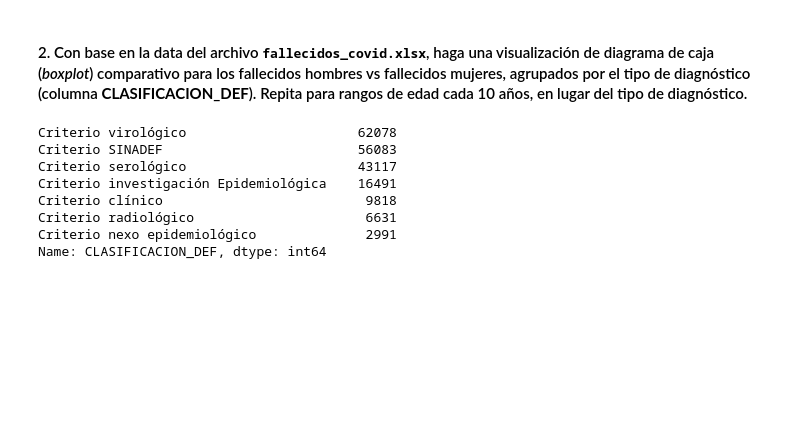
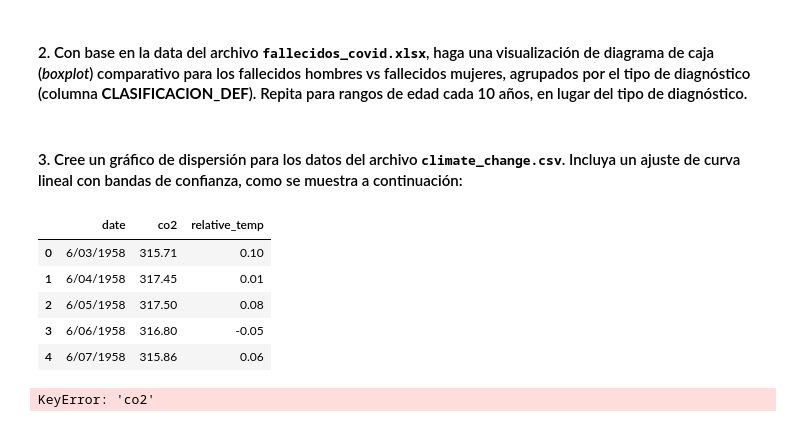
Before and after one commit to jduque56/programacion-EIA, a Jupyter notebook: EntregaMC13/MiniChallenge#13.ipynb, the cells around one changed output. Saved outputs shown, nothing was run; the diff lists cells and outputs as text; code cells hidden in the pictures; blank space fills up the shorter version.

```diff
--- a/EntregaMC13/MiniChallenge#13.ipynb
+++ b/EntregaMC13/MiniChallenge#13.ipynb
@@ -69,14 +69,22 @@ tipoDeClaseficacion = fallecidosCovid.CLASIFICACION_DEF.value_counts()
 sexo = fallecidosCovid.SEXO.value_counts()
 
 caja = pd.DataFrame({'Cantidad':[sexo.loc['MASCULINO'],sexo.loc['FEMENINO']]})
-# %%
-fallecidosCovid.CLASIFICACION_DEF.value_counts()
-# %% [output]
-Criterio virológico                      62078
-Criterio SINADEF                         56083
-Criterio serológico                      43117
-Criterio investigación Epidemiológica    16491
-Criterio clínico                          9818
-Criterio radiológico                      6631
-Criterio nexo epidemiológico              2991
-Name: CLASIFICACION_DEF, dtype: int64
+# %% [markdown]
+#### 3. Cree un gráfico de dispersión para los datos del archivo <tt>climate_change.csv</tt>. Incluya un ajuste de curva lineal con bandas de confianza, como se muestra a continuación:
+# %%
+pd.set_option('display.max_rows', None)
+co = pd.read_csv('archivos/climate_change.csv',sep=';')
+co.head()
+# %% [output]
+|  | date | co2 | relative_temp |
+| 0 | 6/03/1958 | 315.71 | 0.10 |
+| 1 | 6/04/1958 | 317.45 | 0.01 |
+| 2 | 6/05/1958 | 317.50 | 0.08 |
+| 3 | 6/06/1958 | 316.80 | -0.05 |
+| 4 | 6/07/1958 | 315.86 | 0.06 |
+# %%
+x=co.loc['co2']
+y=co.loc['relative_temp']
+co.plot.scatter(x=x,y=y)
+# %% [output]
+KeyError: 'co2'
```
